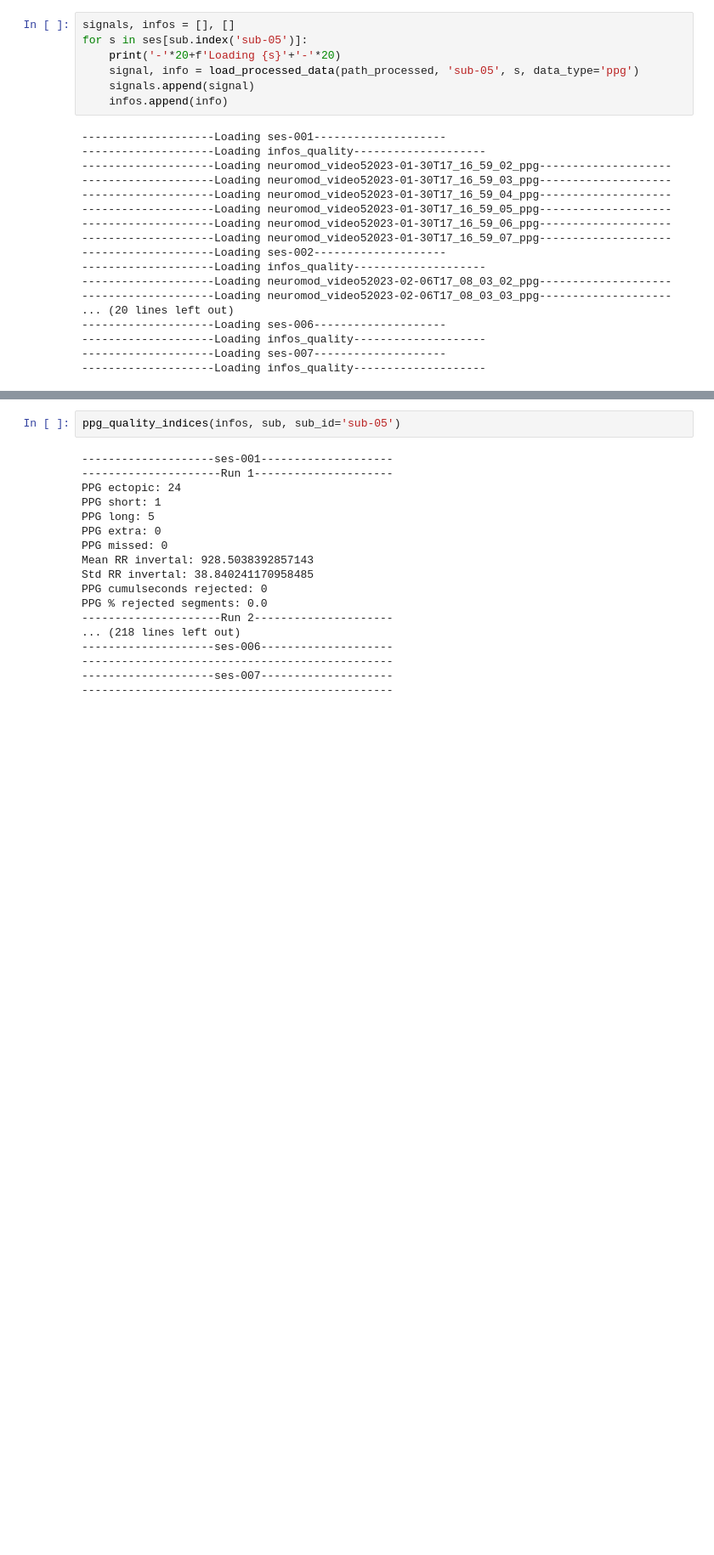
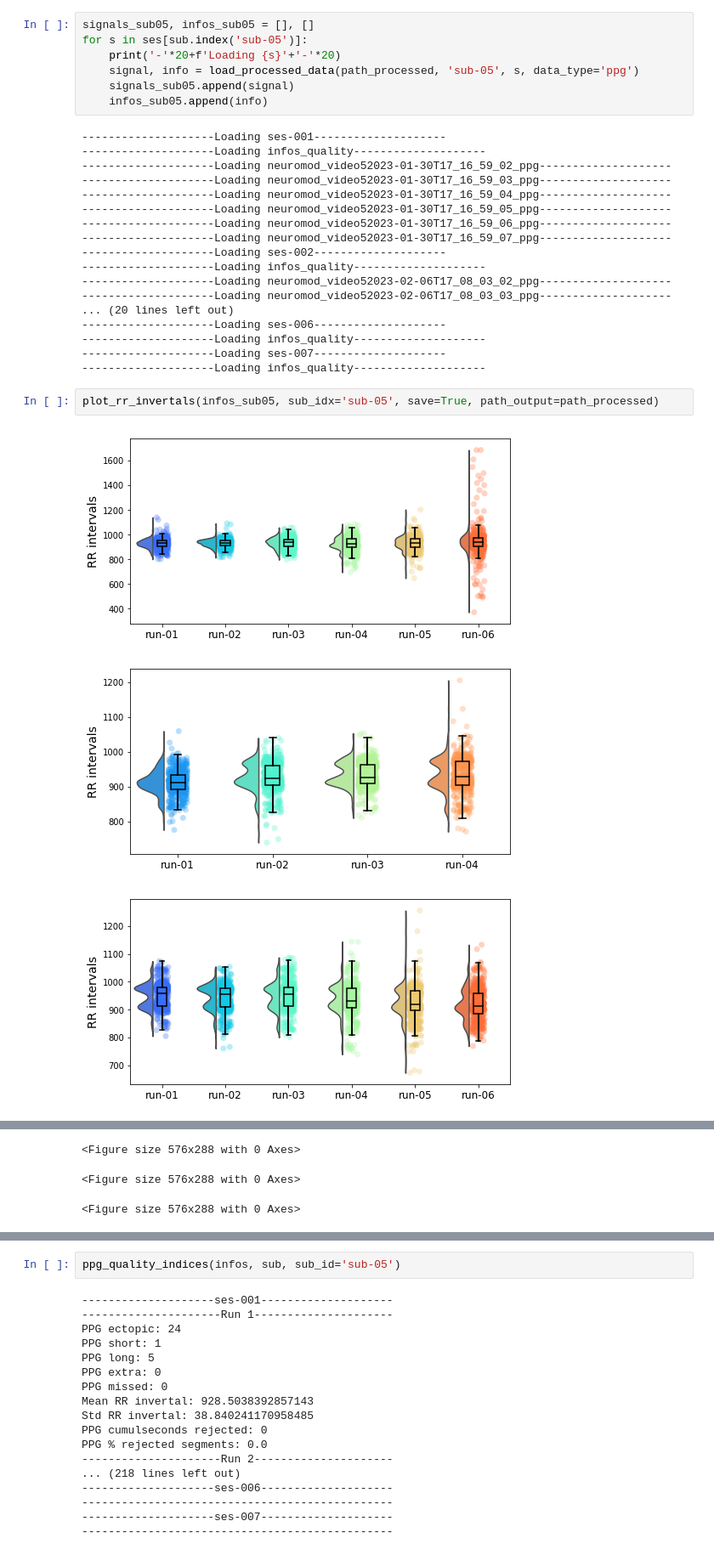
Before and after one commit to me-pic/physprep, a Jupyter notebook: preproc/visual_check_preprocessed.ipynb, the cells around one changed output, grey strips where cells are left out. Shown at 85% size. Drawn from its saved outputs; the diff is of its cells as text; blank space fills up the shorter version.

```diff
--- a/preproc/visual_check_preprocessed.ipynb
+++ b/preproc/visual_check_preprocessed.ipynb
@@ -159,12 +231,12 @@ PPG % rejected segments: 0.8533077660594439
 # %% [markdown]
 ## Sub-05
 # %%
-signals, infos = [], []
+signals_sub05, infos_sub05 = [], []
 for s in ses[sub.index('sub-05')]:
     print('-'*20+f'Loading {s}'+'-'*20)
     signal, info = load_processed_data(path_processed, 'sub-05', s, data_type='ppg')
-    signals.append(signal)
-    infos.append(info)
+    signals_sub05.append(signal)
+    infos_sub05.append(info)
 # %% [output]
 --------------------Loading ses-001--------------------
 --------------------Loading infos_quality--------------------
@@ -183,3 +255,9 @@ for s in ses[sub.index('sub-05')]:
 --------------------Loading infos_quality--------------------
 --------------------Loading ses-007--------------------
 --------------------Loading infos_quality--------------------
+# %%
+plot_rr_invertals(infos_sub05, sub_idx='sub-05', save=True, path_output=path_processed)
+# %% [output]
+[figure, added]
+[figure, added]
+[figure, added]
@@ -186 +265,4 @@ for s in ses[sub.index('sub-05')]:
+<Figure size 576x288 with 0 Axes>
+<Figure size 576x288 with 0 Axes>
+<Figure size 576x288 with 0 Axes>
 # %%
```
Also changed, not shown: parts of 13 cells of this notebook, 2 other files.
